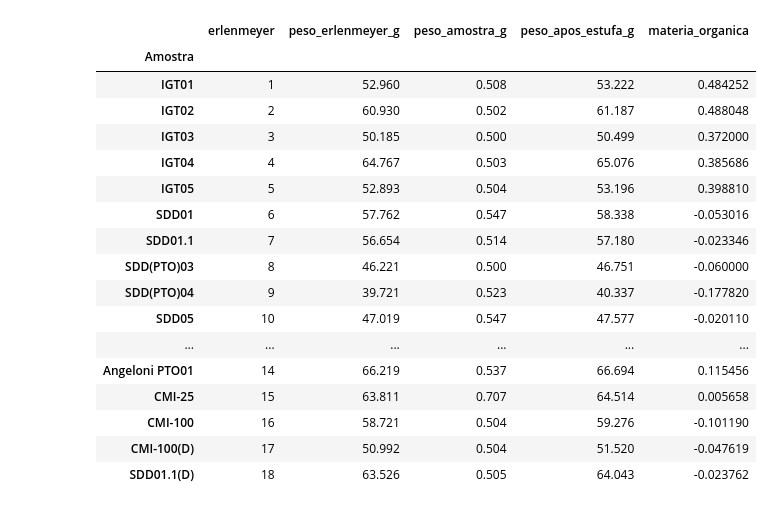
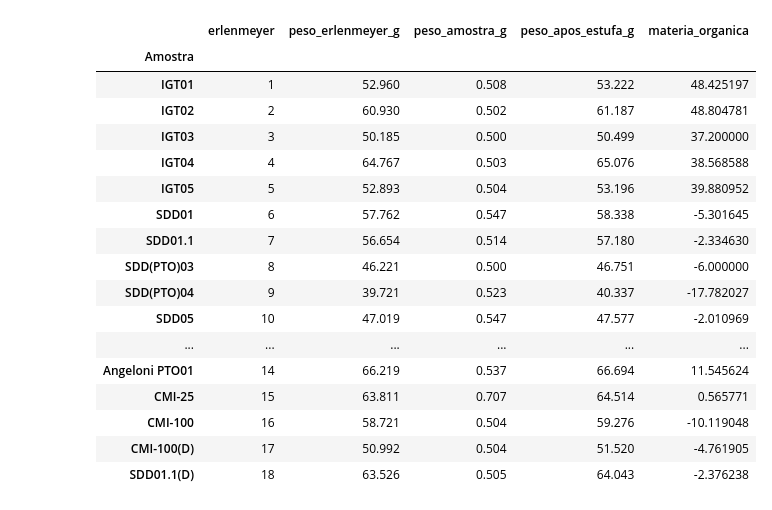
Before and after one commit to LaPoGeoMar/geoquimica_marinha, a Jupyter notebook: 02-dados-manguezal.ipynb, the cells around one changed output. Drawn from its saved outputs; the diff is of its cells as text; code cells hidden in the pictures.

```diff
--- a/02-dados-manguezal.ipynb
+++ b/02-dados-manguezal.ipynb
@@ -46,26 +48,28 @@ df1[col].plot.barh();
 # %%
 df2 = pd.read_excel(fname, index_col="Amostra", sheet_name=2)
 df2 = df2.clean_names(strip_underscores=True)
+
+df2["materia_organica"] *= 100
 df2
 # %% [output]
 |  | erlenmeyer | peso_erlenmeyer_g | peso_amostra_g | peso_apos_estufa_g | materia_organica |
 | Amostra |  |  |  |  |  |
-| IGT01 | 1 | 52.960 | 0.508 | 53.222 | 0.484252 |
-| IGT02 | 2 | 60.930 | 0.502 | 61.187 | 0.488048 |
-| IGT03 | 3 | 50.185 | 0.500 | 50.499 | 0.372000 |
-| IGT04 | 4 | 64.767 | 0.503 | 65.076 | 0.385686 |
-| IGT05 | 5 | 52.893 | 0.504 | 53.196 | 0.398810 |
-| SDD01 | 6 | 57.762 | 0.547 | 58.338 | -0.053016 |
-| SDD01.1 | 7 | 56.654 | 0.514 | 57.180 | -0.023346 |
-| SDD(PTO)03 | 8 | 46.221 | 0.500 | 46.751 | -0.060000 |
-| SDD(PTO)04 | 9 | 39.721 | 0.523 | 40.337 | -0.177820 |
-| SDD05 | 10 | 47.019 | 0.547 | 47.577 | -0.020110 |
+| IGT01 | 1 | 52.960 | 0.508 | 53.222 | 48.425197 |
+| IGT02 | 2 | 60.930 | 0.502 | 61.187 | 48.804781 |
+| IGT03 | 3 | 50.185 | 0.500 | 50.499 | 37.200000 |
+| IGT04 | 4 | 64.767 | 0.503 | 65.076 | 38.568588 |
+| IGT05 | 5 | 52.893 | 0.504 | 53.196 | 39.880952 |
+| SDD01 | 6 | 57.762 | 0.547 | 58.338 | -5.301645 |
+| SDD01.1 | 7 | 56.654 | 0.514 | 57.180 | -2.334630 |
+| SDD(PTO)03 | 8 | 46.221 | 0.500 | 46.751 | -6.000000 |
+| SDD(PTO)04 | 9 | 39.721 | 0.523 | 40.337 | -17.782027 |
+| SDD05 | 10 | 47.019 | 0.547 | 47.577 | -2.010969 |
 | ... | ... | ... | ... | ... | ... |
-| Angeloni PTO01 | 14 | 66.219 | 0.537 | 66.694 | 0.115456 |
-| CMI-25 | 15 | 63.811 | 0.707 | 64.514 | 0.005658 |
-| CMI-100 | 16 | 58.721 | 0.504 | 59.276 | -0.101190 |
-| CMI-100(D) | 17 | 50.992 | 0.504 | 51.520 | -0.047619 |
-| SDD01.1(D) | 18 | 63.526 | 0.505 | 64.043 | -0.023762 |
+| Angeloni PTO01 | 14 | 66.219 | 0.537 | 66.694 | 11.545624 |
+| CMI-25 | 15 | 63.811 | 0.707 | 64.514 | 0.565771 |
+| CMI-100 | 16 | 58.721 | 0.504 | 59.276 | -10.119048 |
+| CMI-100(D) | 17 | 50.992 | 0.504 | 51.520 | -4.761905 |
+| SDD01.1(D) | 18 | 63.526 | 0.505 | 64.043 | -2.376238 |
 # %%
 df2 = df2.loc[df2[col] > 0]
 df2[col].plot.barh();
```
Also changed, not shown: parts of 4 cells of this notebook.
